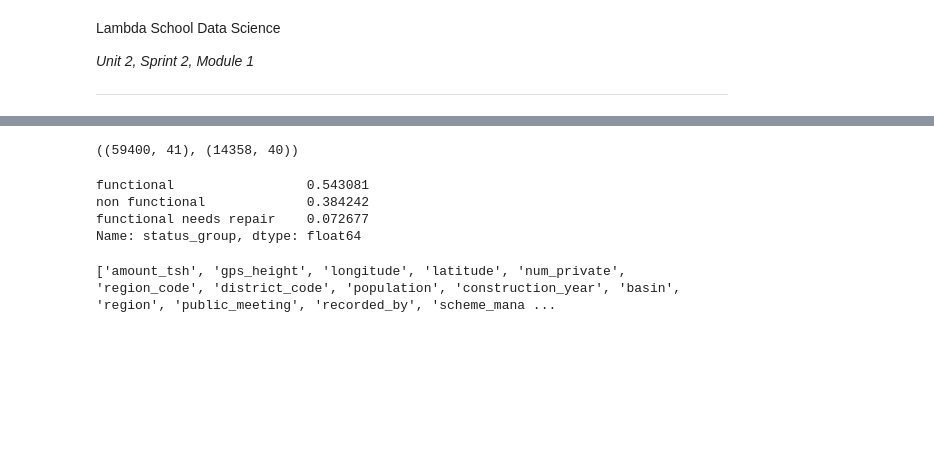
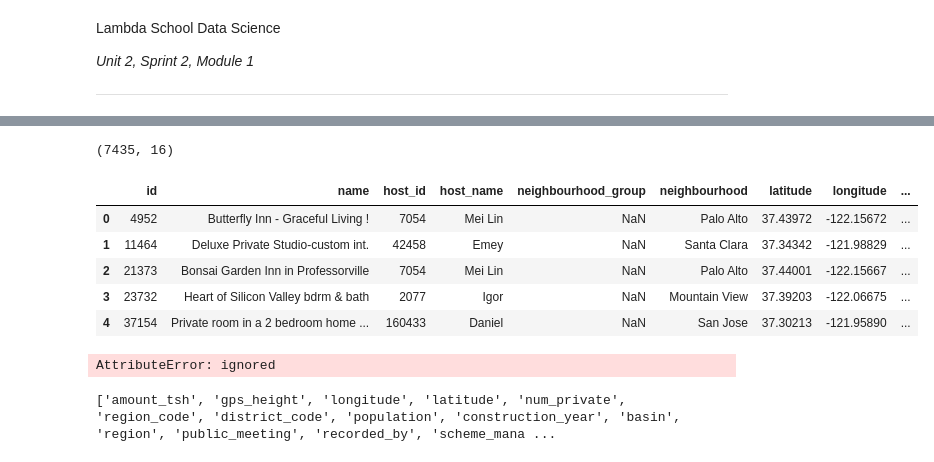
Before and after one commit to nikibhatt/DS-Unit-2-Kaggle-Challenge, a Jupyter notebook: NB_Project2.ipynb, the cells around one changed output, grey strips where cells are left out. Drawn from its saved outputs; the diff is of its cells as text; code cells hidden in the pictures; blank space fills up the shorter version.

```diff
--- a/NB_Project2.ipynb
+++ b/NB_Project2.ipynb
@@ -91,20 +20,17 @@ else:
 import pandas as pd
 from sklearn.model_selection import train_test_split
 
-train = pd.merge(pd.read_csv('train_features.csv'),
-                 pd.read_csv('train_labels.csv'))
-test = pd.read_csv('test_features.csv')
-sample_submission = pd.read_csv('sample_submission.csv')
+listings = pd.read_csv('listings.csv')
 
-train.shape, test.shape
+listings.shape
 # %% [output]
-((59400, 41), (14358, 40))
+(7435, 16)
 # %%
-test.head()
+listings.head()
+# %% [output]
+|  | id | name | host_id | host_name | neighbourhood_group | neighbourhood | latitude | longitude | ... |
+| 0 | 4952 | Butterfly Inn - Graceful Living ! | 7054 | Mei Lin | NaN | Palo Alto | 37.43972 | -122.15672 | ... |
+| 1 | 11464 | Deluxe Private Studio-custom int. | 42458 | Emey | NaN | Santa Clara | 37.34342 | -121.98829 | ... |
+| 2 | 21373 | Bonsai Garden Inn in Professorville | 7054 | Mei Lin | NaN | Palo Alto | 37.44001 | -122.15667 | ... |
+| 3 | 23732 | Heart of Silicon Valley bdrm & bath | 2077 | Igor | NaN | Mountain View | 37.39203 | -122.06675 | ... |
+| 4 | 37154 | Private room in a 2 bedroom home ... | 160433 | Daniel | NaN | San Jose | 37.30213 | -121.95890 | ... |
-# %%
-train['status_group'].value_counts(normalize=True)
-# %% [output]
-functional                 0.543081
-non functional             0.384242
-functional needs repair    0.072677
-Name: status_group, dtype: float64
@@ -137,3 +37,22 @@ test = wrangle(test)
+# %%
+import pandas_profiling
+
+profile_report = listings.profile_report(
+    check_correlation_pearson=False,
+    correlations={
+        'pearson': False,
+        'spearman': False,
+        'kendall': False,
+        'phi_k': False,
+        'cramers': False,
+        'recoded': False,
+    },
+    plot={'histogram': {'bayesian_blocks_bins': False}},
+)
+
+profile_report
+# %% [output]
+AttributeError: ignored
 # %%
 # The status_group column is the target
 target = 'status_group'
```
Also changed, not shown: parts of 2 cells of this notebook.
